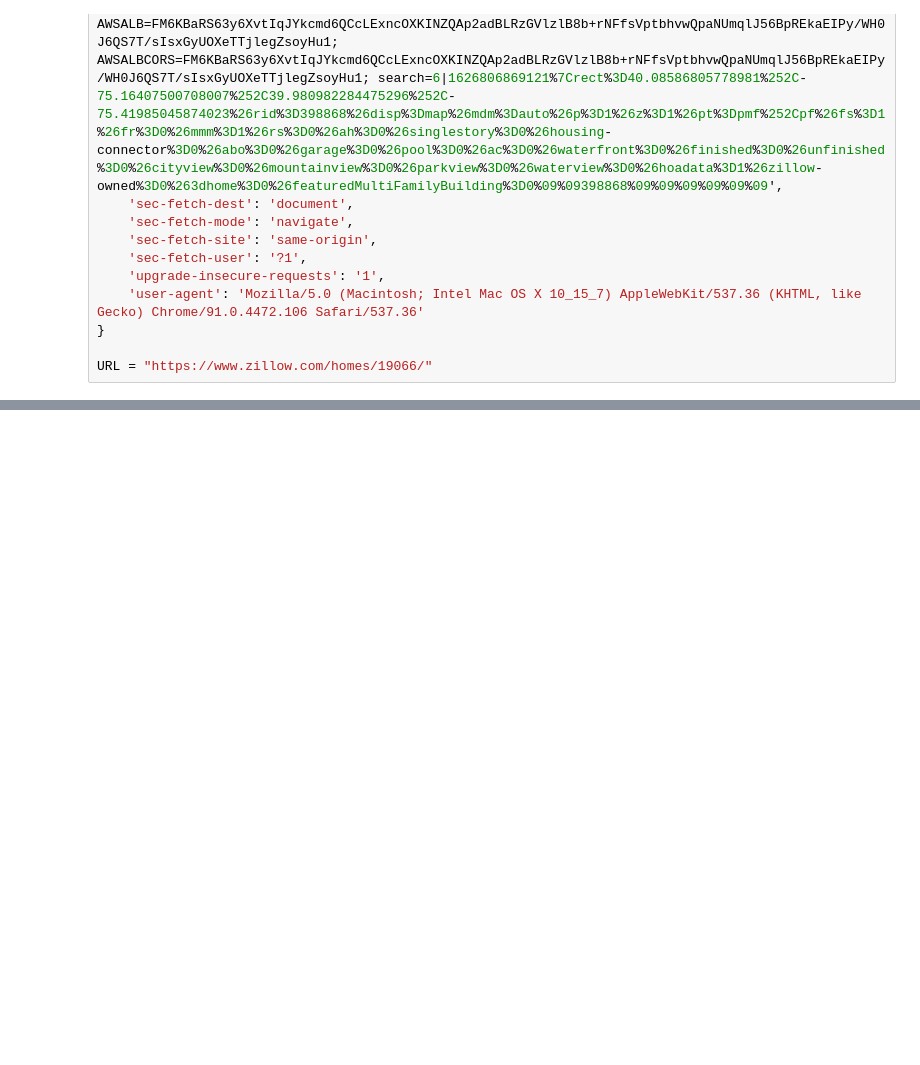
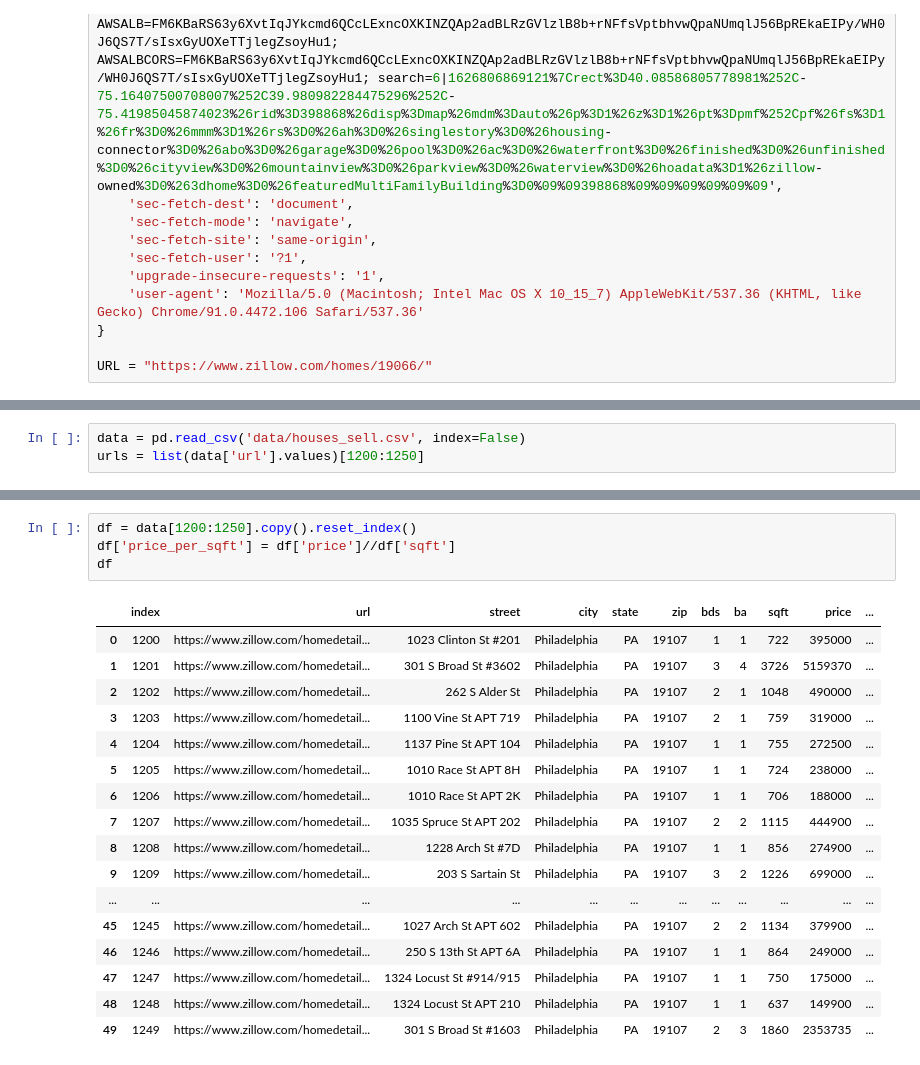
Before and after one commit to tvernier21/realestates, a Jupyter notebook: Untitled.ipynb, the cells around one changed output, grey strips where cells are left out. Cells and saved outputs as stored; diff of their text form; blank space fills up the shorter version.

```diff
--- a/Untitled.ipynb
+++ b/Untitled.ipynb
@@ -150,0 +158,3 @@ list(zips.CODE.values)
+# %%
+data = pd.read_csv('data/houses_sell.csv', index=False)
+urls = list(data['url'].values)[1200:1250]
@@ -150,0 +213,22 @@ list(zips.CODE.values)
+# %%
+df = data[1200:1250].copy().reset_index()
+df['price_per_sqft'] = df['price']//df['sqft']
+df
+# %% [output]
+|  | index | url | street | city | state | zip | bds | ba | sqft | price | ... |
+| 0 | 1200 | https://www.zillow.com/homedetail... | 1023 Clinton St #201 | Philadelphia | PA | 19107 | 1 | 1 | 722 | 395000 | ... |
+| 1 | 1201 | https://www.zillow.com/homedetail... | 301 S Broad St #3602 | Philadelphia | PA | 19107 | 3 | 4 | 3726 | 5159370 | ... |
+| 2 | 1202 | https://www.zillow.com/homedetail... | 262 S Alder St | Philadelphia | PA | 19107 | 2 | 1 | 1048 | 490000 | ... |
+| 3 | 1203 | https://www.zillow.com/homedetail... | 1100 Vine St APT 719 | Philadelphia | PA | 19107 | 2 | 1 | 759 | 319000 | ... |
+| 4 | 1204 | https://www.zillow.com/homedetail... | 1137 Pine St APT 104 | Philadelphia | PA | 19107 | 1 | 1 | 755 | 272500 | ... |
+| 5 | 1205 | https://www.zillow.com/homedetail... | 1010 Race St APT 8H | Philadelphia | PA | 19107 | 1 | 1 | 724 | 238000 | ... |
+| 6 | 1206 | https://www.zillow.com/homedetail... | 1010 Race St APT 2K | Philadelphia | PA | 19107 | 1 | 1 | 706 | 188000 | ... |
+| 7 | 1207 | https://www.zillow.com/homedetail... | 1035 Spruce St APT 202 | Philadelphia | PA | 19107 | 2 | 2 | 1115 | 444900 | ... |
+| 8 | 1208 | https://www.zillow.com/homedetail... | 1228 Arch St #7D | Philadelphia | PA | 19107 | 1 | 1 | 856 | 274900 | ... |
+| 9 | 1209 | https://www.zillow.com/homedetail... | 203 S Sartain St | Philadelphia | PA | 19107 | 3 | 2 | 1226 | 699000 | ... |
+| ... | ... | ... | ... | ... | ... | ... | ... | ... | ... | ... | ... |
+| 45 | 1245 | https://www.zillow.com/homedetail... | 1027 Arch St APT 602 | Philadelphia | PA | 19107 | 2 | 2 | 1134 | 379900 | ... |
+| 46 | 1246 | https://www.zillow.com/homedetail... | 250 S 13th St APT 6A | Philadelphia | PA | 19107 | 1 | 1 | 864 | 249000 | ... |
+| 47 | 1247 | https://www.zillow.com/homedetail... | 1324 Locust St #914/915 | Philadelphia | PA | 19107 | 1 | 1 | 750 | 175000 | ... |
+| 48 | 1248 | https://www.zillow.com/homedetail... | 1324 Locust St APT 210 | Philadelphia | PA | 19107 | 1 | 1 | 637 | 149900 | ... |
+| 49 | 1249 | https://www.zillow.com/homedetail... | 301 S Broad St #1603 | Philadelphia | PA | 19107 | 2 | 3 | 1860 | 2353735 | ... |
```
Also changed, not shown: parts of 13 cells of this notebook.
